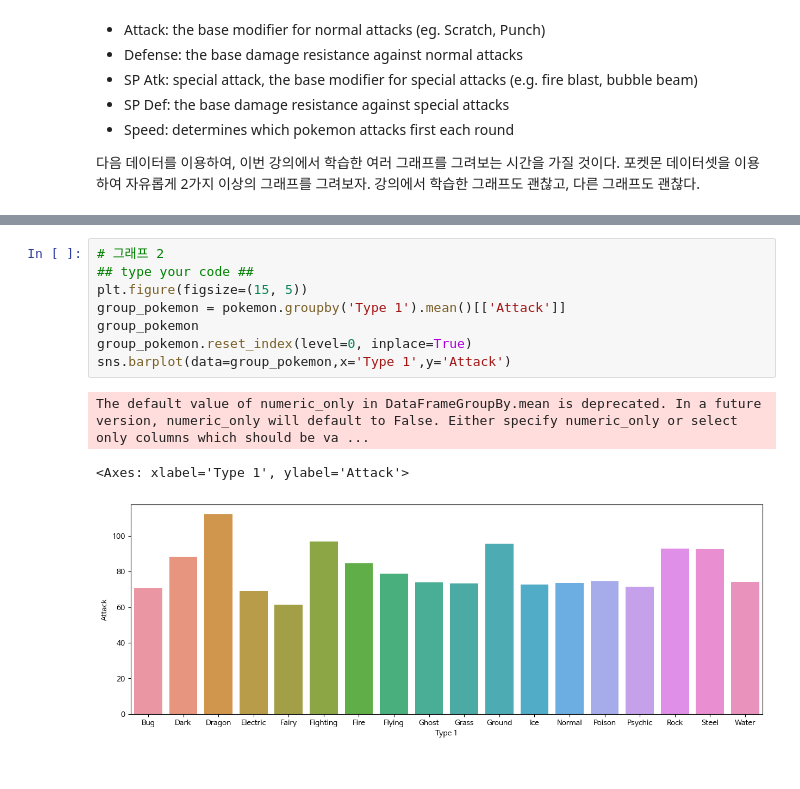
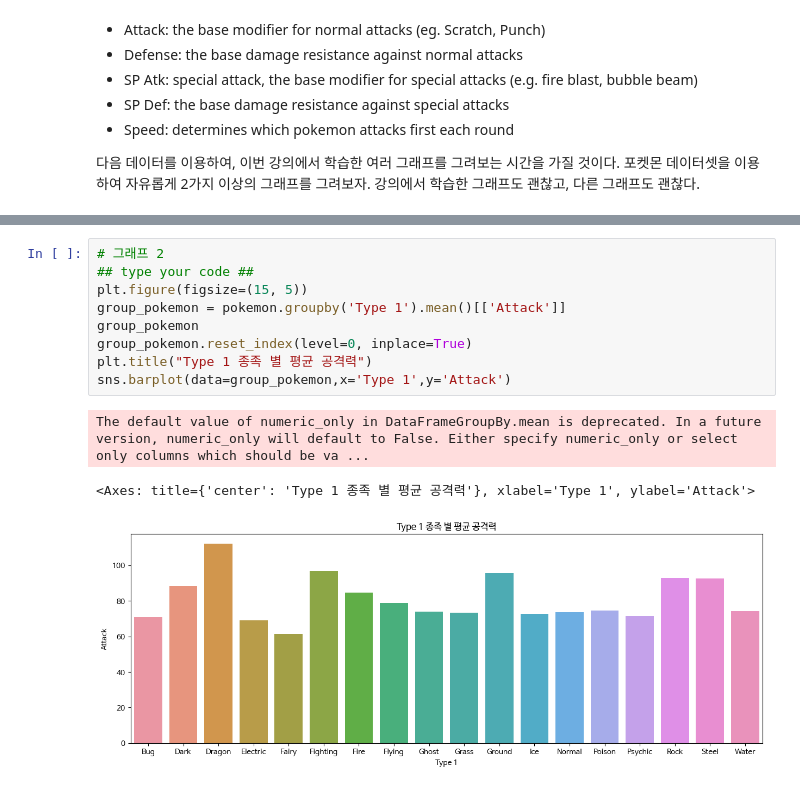
Before and after one commit to nohse/OUTTA_-_-, a Jupyter notebook: 2주차/노성현 - 4차 실습과제(2).ipynb, the cells around one changed output, grey strips where cells are left out. Drawn from its saved outputs; the diff is of its cells as text.

Commit message:
practicing data visualization

```diff
--- a/2주차/노성현_data_visualization_2_배포용.ipynb
+++ b/2주차/노성현 - 4차 실습과제(2).ipynb
@@ -1202,14 +1224,15 @@ fig.show()
 # %%
 # 그래프 2
 ## type your code ##
 plt.figure(figsize=(15, 5))
 group_pokemon = pokemon.groupby('Type 1').mean()[['Attack']]
 group_pokemon
 group_pokemon.reset_index(level=0, inplace=True)
+plt.title("Type 1 종족 별 평균 공격력")
 sns.barplot(data=group_pokemon,x='Type 1',y='Attack')
 # %% [output]
 The default value of numeric_only in DataFrameGroupBy.mean is deprecated. In a future version, numeric_only will default to False. Either specify numeric_only or select only columns which should be va ...
-<Axes: xlabel='Type 1', ylabel='Attack'>
+<Axes: title={'center': 'Type 1 종족 별 평균 공격력'}, xlabel='Type 1', ylabel='Attack'>
-[figure, old version]
+[figure, new version]
 # %% [markdown]
 <img src='https://t3.ftcdn.net/jpg/02/92/36/76/360_F_292367633_TwzHFo2XLSSbcihgxESm2sKcQ0NlwrIG.jpg' alt="The end" />
```
Also changed, not shown: parts of 6 cells of this notebook, 1 other file.
